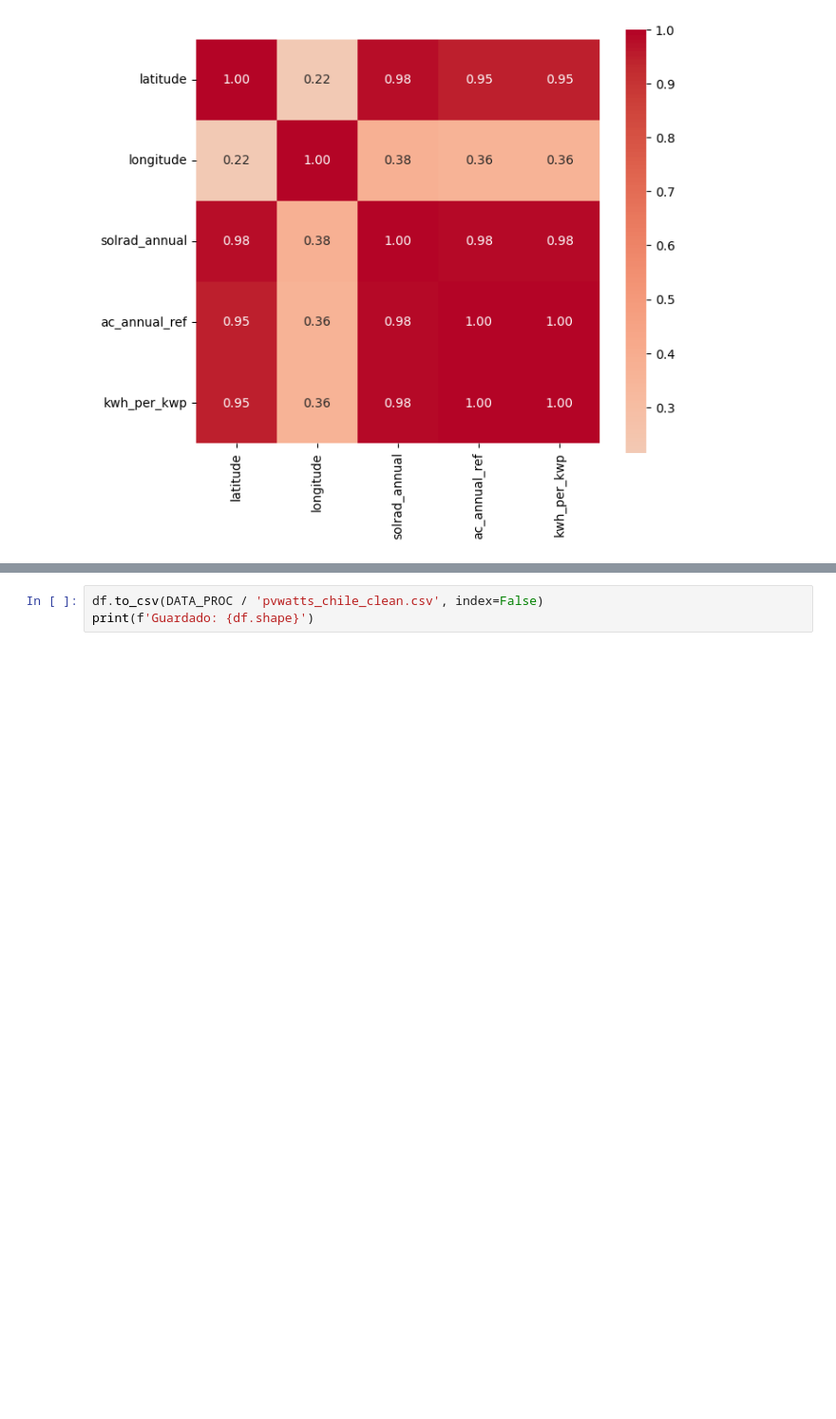
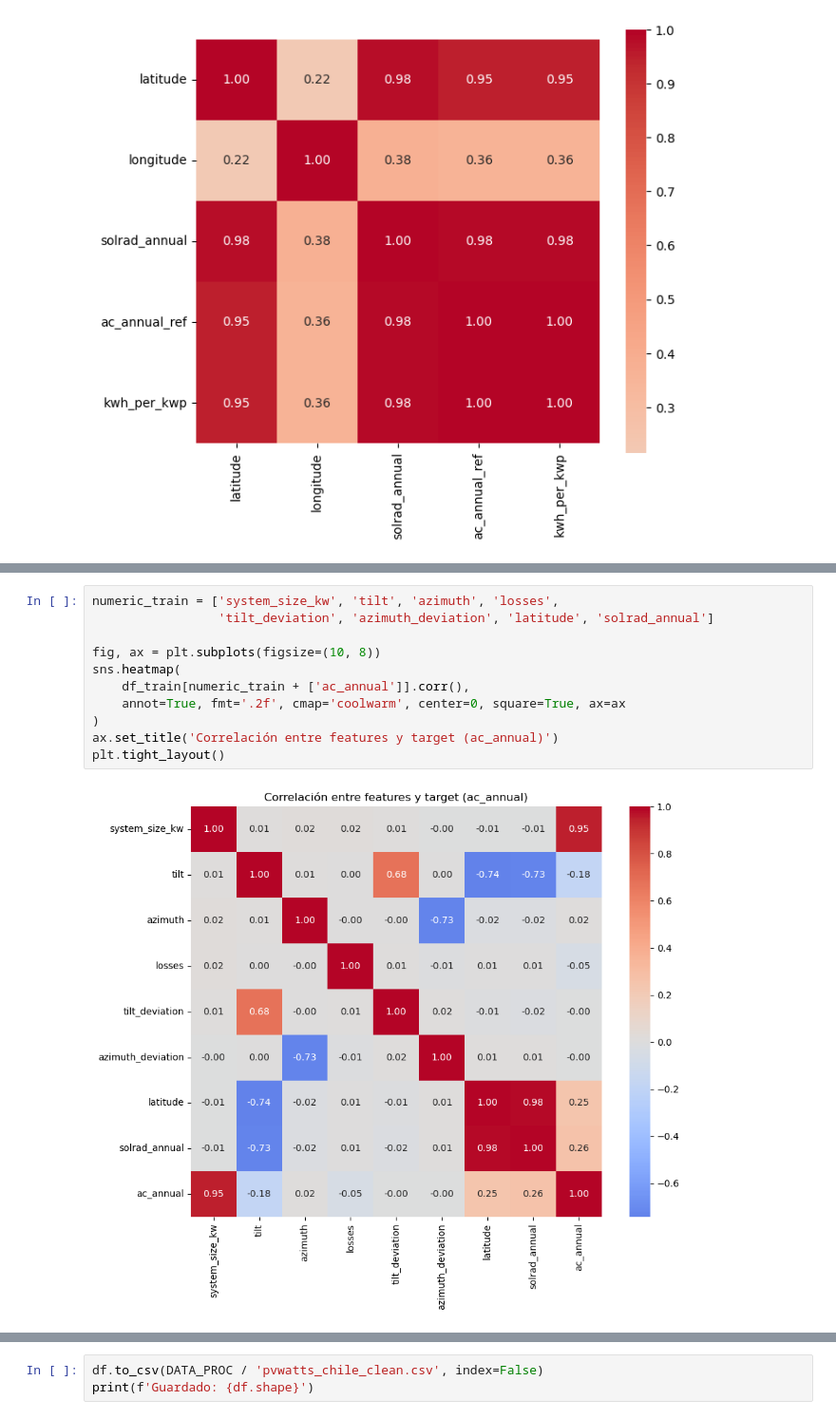
Before and after one commit to JulioPradenas/solar-chile, a Jupyter notebook: notebooks/01_eda.ipynb, the cells around one changed output, grey strips where cells are left out. Shown at 95% size. Drawn from its saved outputs; the diff is of its cells as text; blank space fills up the shorter version.

```diff
--- a/notebooks/01_eda.ipynb
+++ b/notebooks/01_eda.ipynb
@@ -103,0 +168,13 @@ plt.tight_layout()
+# %%
+numeric_train = ['system_size_kw', 'tilt', 'azimuth', 'losses',
+                 'tilt_deviation', 'azimuth_deviation', 'latitude', 'solrad_annual']
+
+fig, ax = plt.subplots(figsize=(10, 8))
+sns.heatmap(
+    df_train[numeric_train + ['ac_annual']].corr(),
+    annot=True, fmt='.2f', cmap='coolwarm', center=0, square=True, ax=ax
+)
+ax.set_title('Correlación entre features y target (ac_annual)')
+plt.tight_layout()
+# %% [output]
+[figure, added]
```
Also changed, not shown: parts of 7 cells of this notebook, 10 other files.
